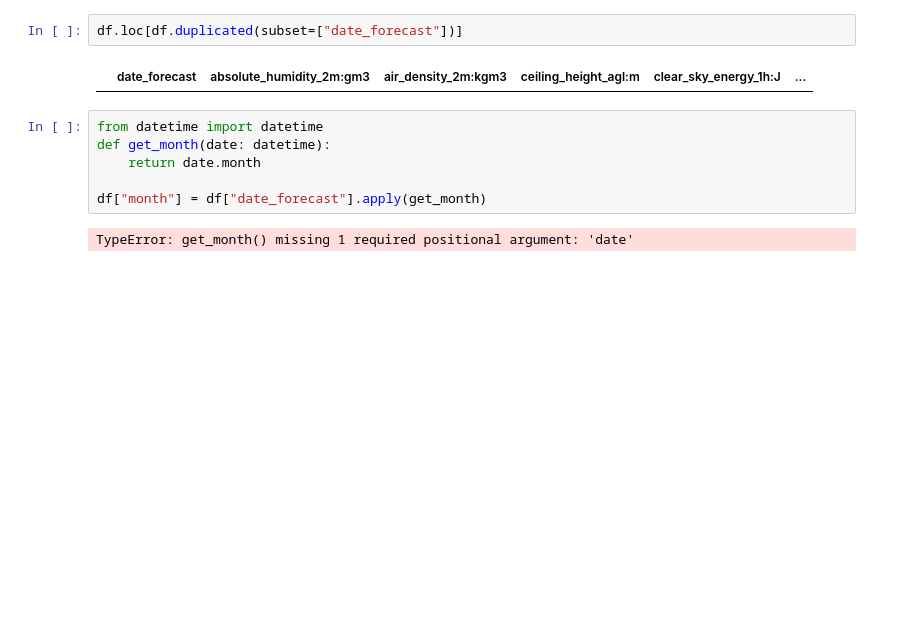
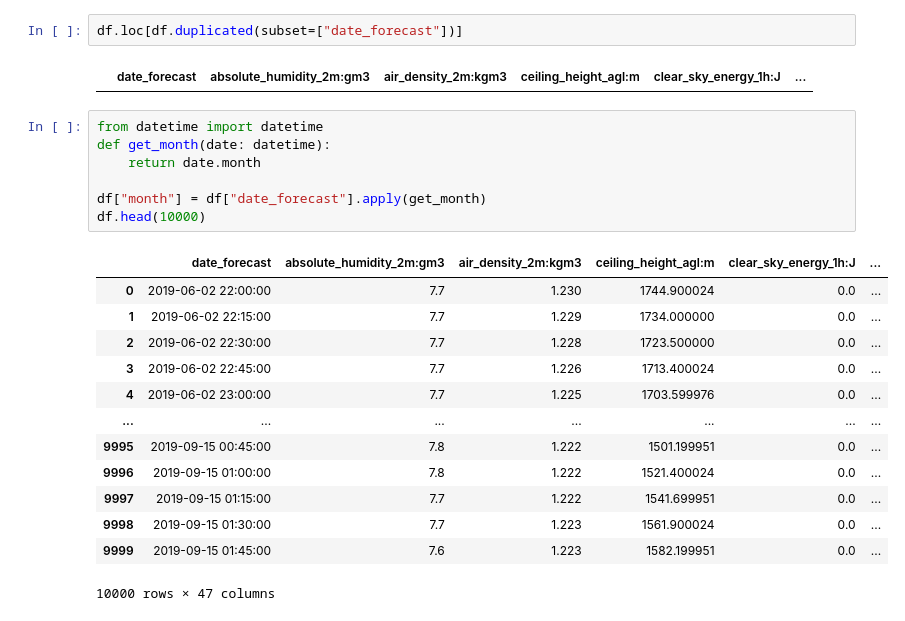
Before and after one commit to SverreNystad/power-predictor, a Jupyter notebook: exploration/data_exploration.ipynb, the cells around one changed output. Saved outputs shown, nothing was run; the diff lists cells and outputs as text; blank space fills up the shorter version.

Commit message:
#2 Add month column

```diff
--- a/exploration/data_exploration.ipynb
+++ b/exploration/data_exploration.ipynb
@@ -134,8 +134,21 @@ df.loc[df.duplicated(subset=["date_forecast"])]
 # %%
 from datetime import datetime
 def get_month(date: datetime):
     return date.month
 
 df["month"] = df["date_forecast"].apply(get_month)
+df.head(10000)
 # %% [output]
+|  | date_forecast | absolute_humidity_2m:gm3 | air_density_2m:kgm3 | ceiling_height_agl:m | clear_sky_energy_1h:J | ... |
+| 0 | 2019-06-02 22:00:00 | 7.7 | 1.230 | 1744.900024 | 0.0 | ... |
+| 1 | 2019-06-02 22:15:00 | 7.7 | 1.229 | 1734.000000 | 0.0 | ... |
+| 2 | 2019-06-02 22:30:00 | 7.7 | 1.228 | 1723.500000 | 0.0 | ... |
+| 3 | 2019-06-02 22:45:00 | 7.7 | 1.226 | 1713.400024 | 0.0 | ... |
+| 4 | 2019-06-02 23:00:00 | 7.7 | 1.225 | 1703.599976 | 0.0 | ... |
+| ... | ... | ... | ... | ... | ... | ... |
+| 9995 | 2019-09-15 00:45:00 | 7.8 | 1.222 | 1501.199951 | 0.0 | ... |
+| 9996 | 2019-09-15 01:00:00 | 7.8 | 1.222 | 1521.400024 | 0.0 | ... |
+| 9997 | 2019-09-15 01:15:00 | 7.7 | 1.222 | 1541.699951 | 0.0 | ... |
+| 9998 | 2019-09-15 01:30:00 | 7.7 | 1.223 | 1561.900024 | 0.0 | ... |
+| 9999 | 2019-09-15 01:45:00 | 7.6 | 1.223 | 1582.199951 | 0.0 | ... |
-TypeError: get_month() missing 1 required positional argument: 'date'
+10000 rows × 47 columns
```
